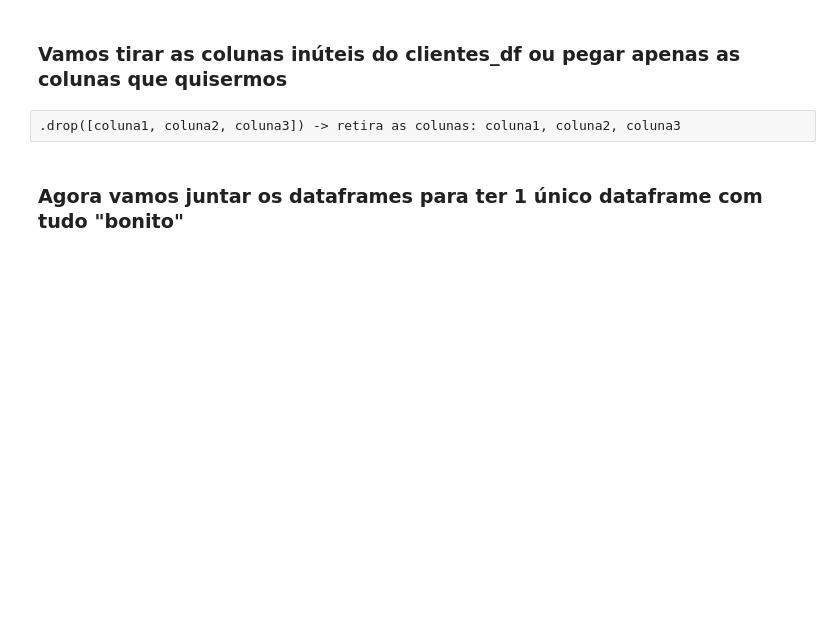
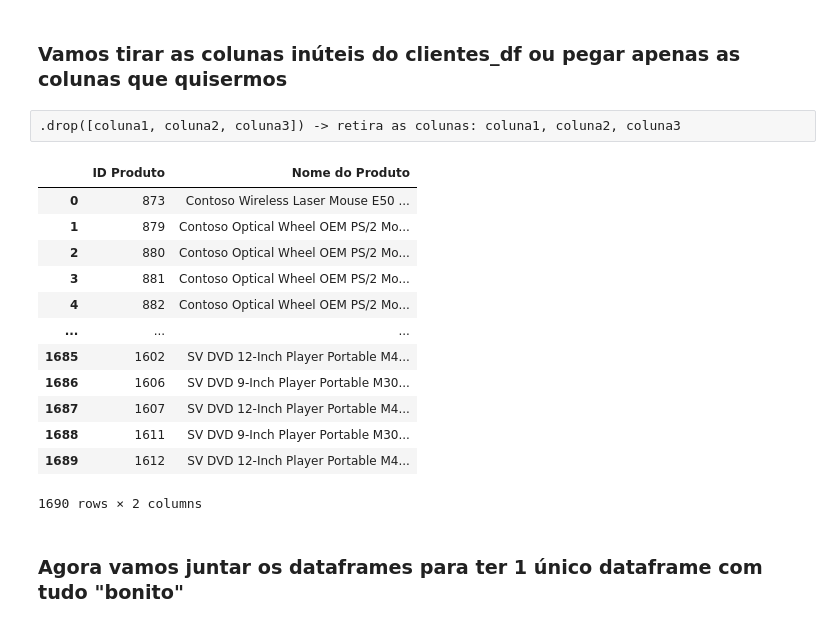
Before and after one commit to jharbes/hashtagPython, a Jupyter notebook: 019-analiseDadosComPandas-integracaoExcel/05-tratamentoDeDadosEMultiplasBases/Pandas 04.ipynb, the cells around one changed output. Saved outputs shown, nothing was run; the diff lists cells and outputs as text; code cells hidden in the pictures; blank space fills up the shorter version.

```diff
--- a/019-analiseDadosComPandas-integracaoExcel/05-tratamentoDeDadosEMultiplasBases/Pandas 04.ipynb
+++ b/019-analiseDadosComPandas-integracaoExcel/05-tratamentoDeDadosEMultiplasBases/Pandas 04.ipynb
@@ -85,6 +85,30 @@ display(clientesDf)
 ### Vamos tirar as colunas inúteis do clientes_df ou pegar apenas as colunas que quisermos
 # %% [raw]
 .drop([coluna1, coluna2, coluna3]) -> retira as colunas: coluna1, coluna2, coluna3
+# %%
+clientesDf=clientesDf.drop(['Unnamed: 7','Unnamed: 8','Unnamed: 9','Unnamed: 10'],axis=1) # retirando as colunas com esses nomes , axis=1 é coluna
+
+clientesDf=clientesDf[['ID Cliente','E-mail']] # agora criamos uma nova tabela clientesDf, so que essa só possuira as colunas 'ID Cliente' e 'E-mail'
+
+produtosDf=produtosDf[['ID Produto','Nome do Produto']] # produtosDf agora só tera as colunas 'ID Produto' e 'Nome do Produto'
+
+lojasDf=lojasDf[['ID Loja','Nome da Loja']] # lojasDf agora so possuira as colunas 'ID Loja' e 'Nome da Loja'
+
+display(produtosDf)
+# %% [output]
+|  | ID Produto | Nome do Produto |
+| 0 | 873 | Contoso Wireless Laser Mouse E50 ... |
+| 1 | 879 | Contoso Optical Wheel OEM PS/2 Mo... |
+| 2 | 880 | Contoso Optical Wheel OEM PS/2 Mo... |
+| 3 | 881 | Contoso Optical Wheel OEM PS/2 Mo... |
+| 4 | 882 | Contoso Optical Wheel OEM PS/2 Mo... |
+| ... | ... | ... |
+| 1685 | 1602 | SV DVD 12-Inch Player Portable M4... |
+| 1686 | 1606 | SV DVD 9-Inch Player Portable M30... |
+| 1687 | 1607 | SV DVD 12-Inch Player Portable M4... |
+| 1688 | 1611 | SV DVD 9-Inch Player Portable M30... |
+| 1689 | 1612 | SV DVD 12-Inch Player Portable M4... |
+1690 rows × 2 columns
 # %% [markdown]
 ### Agora vamos juntar os dataframes para ter 1 único dataframe com tudo "bonito"
 # %% [raw]
```
Also changed, not shown: 1 other file.
